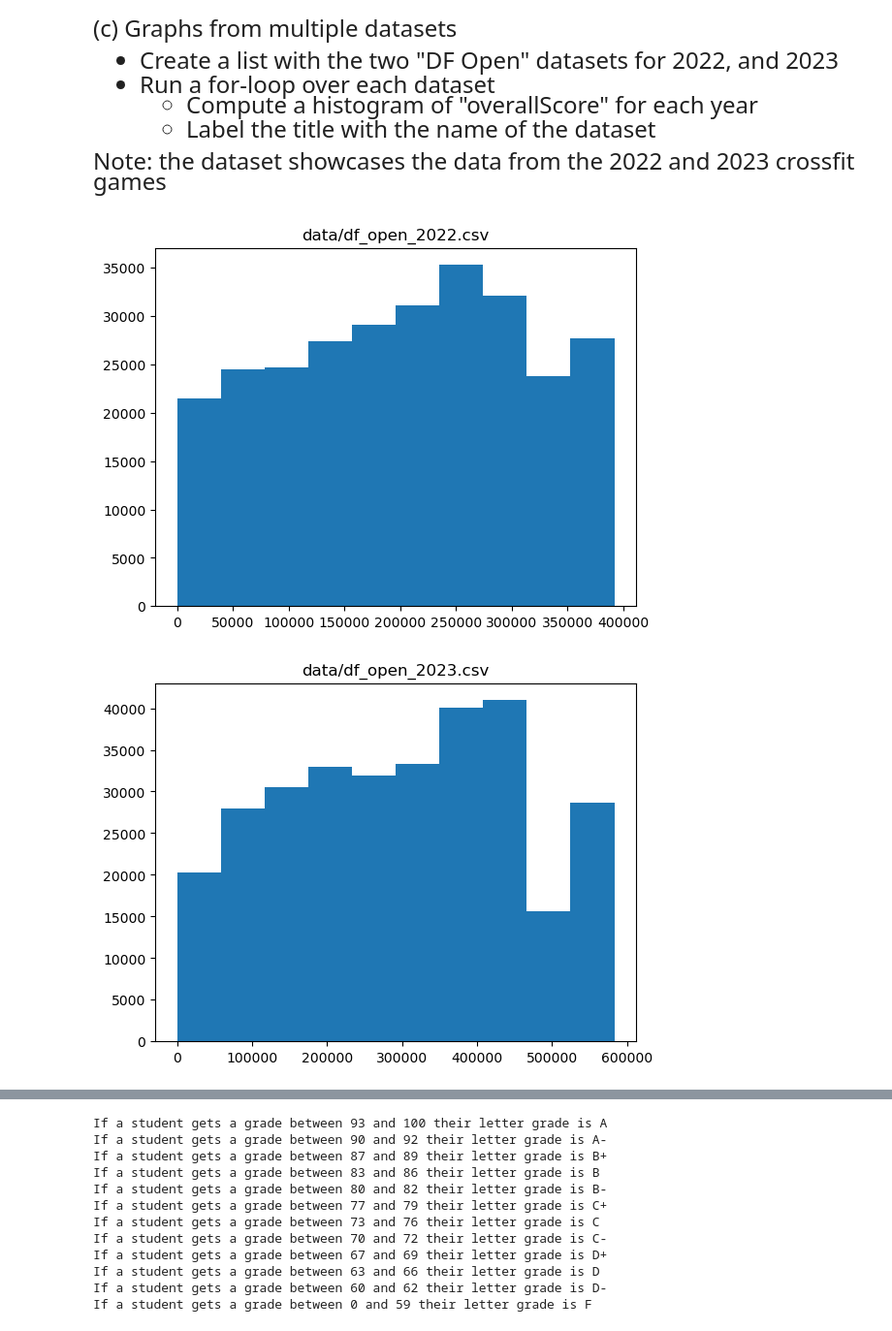
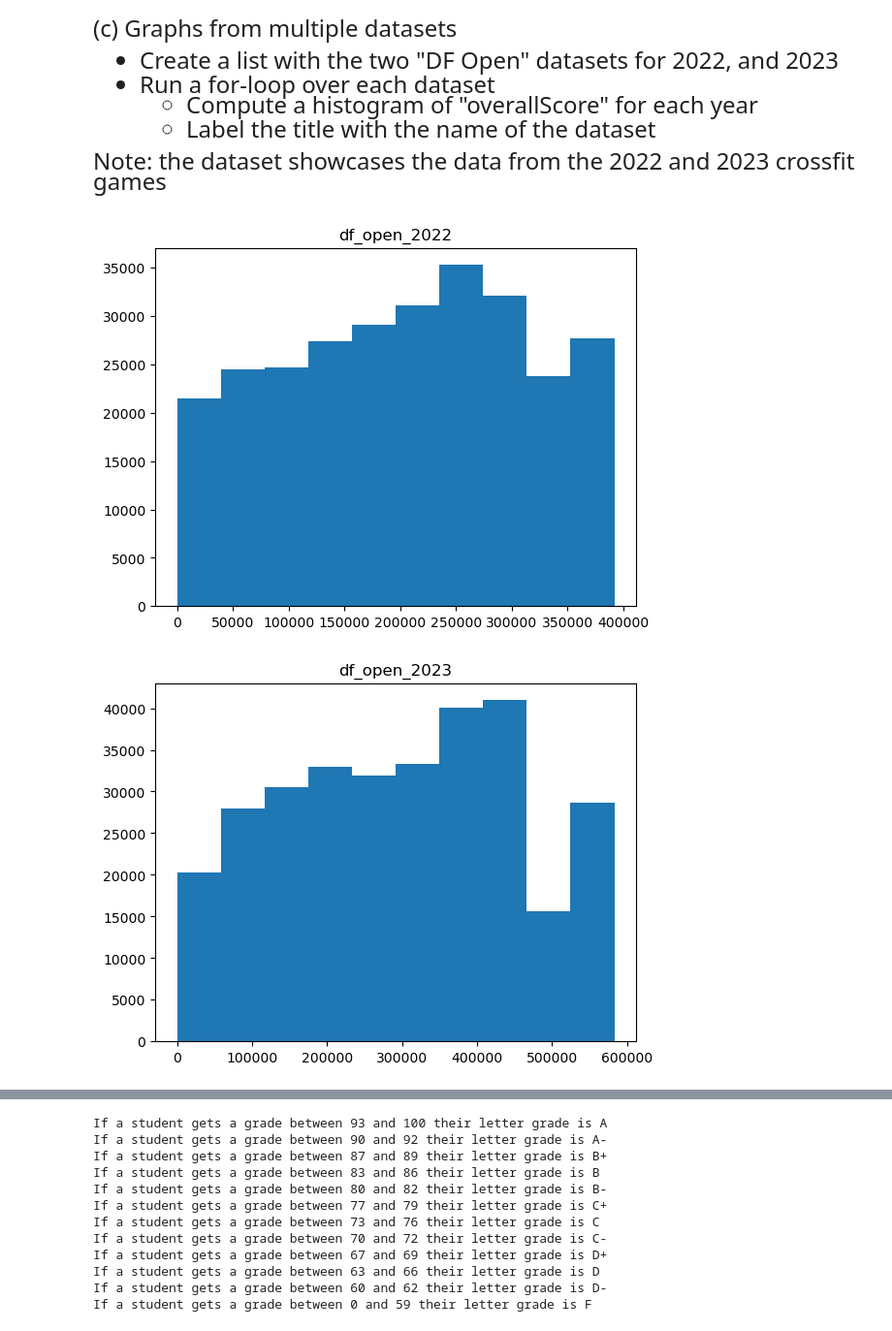
Before and after one commit to rishikhullar1/qtm151_fall_2023, a Jupyter notebook: assingments/assignment4/assignment4.ipynb, the cells around one changed output, grey strips where cells are left out. Shown at 97% size. Cells and saved outputs as stored; diff of their text form; code cells hidden in the pictures.

```diff
--- a/assingments/assignment4/assignment4.ipynb
+++ b/assingments/assignment4/assignment4.ipynb
@@ -76,19 +76,21 @@ Note: the dataset showcases the data from the 2022 and 2023 crossfit games
 # %%
 # Note "overallScore" is the final score each candidate achieved
 
 # Hint: Before you write the loop, test your code out by opening an individual dataset
 # Once you're sure the code works and you're familiar with the data, run the loop
 
-datasets = ["data/df_open_2022.csv","data/df_open_2023.csv"]
+dfopen2022 = pd.read_csv("data/df_open_2022.csv")
+dfopen2023 = pd.read_csv("data/df_open_2023.csv")
+dataset=[dfopen2022,dfopen2023]
+dsettitles = ["df_open_2022","df_open_2023"]
 
-for data in datasets:
-    y=pd.read_csv(data)
-    plt.hist(y["overallScore"])
-    plt.title(data)
+for data in range(len(dataset)):
+    plt.hist(x=dataset[data]["overallScore"])
+    plt.title(dsettitles[data])
     plt.show()
 # %% [output]
-[figure, old version]
+[figure, new version]
-[figure, old version]
+[figure, new version]
 # %% [markdown]
 <font size = "5">
 
```
Also changed, not shown: parts of 1 cell of this notebook, 1 other file.
